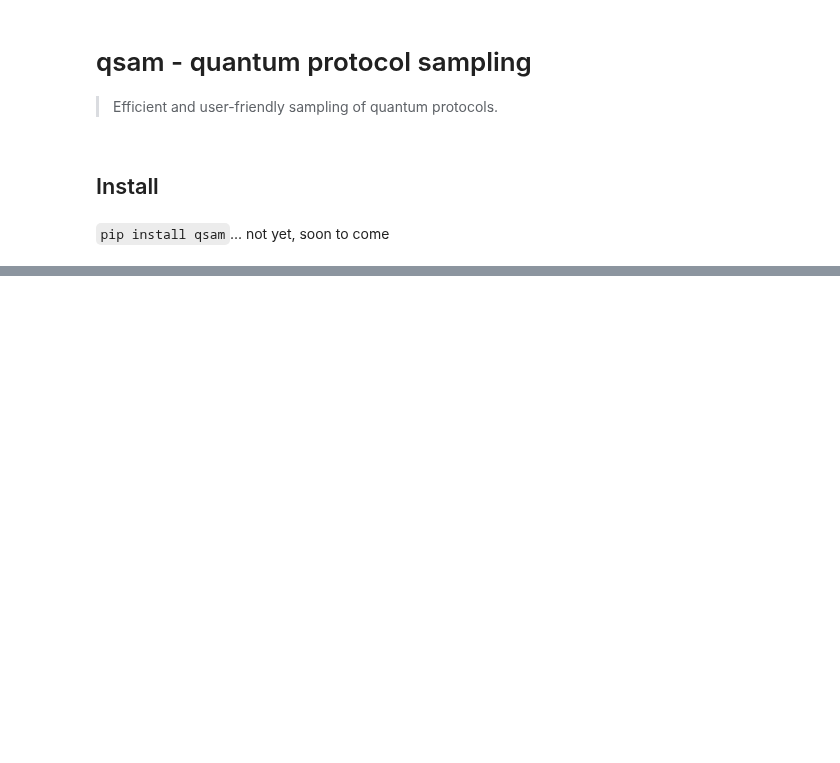
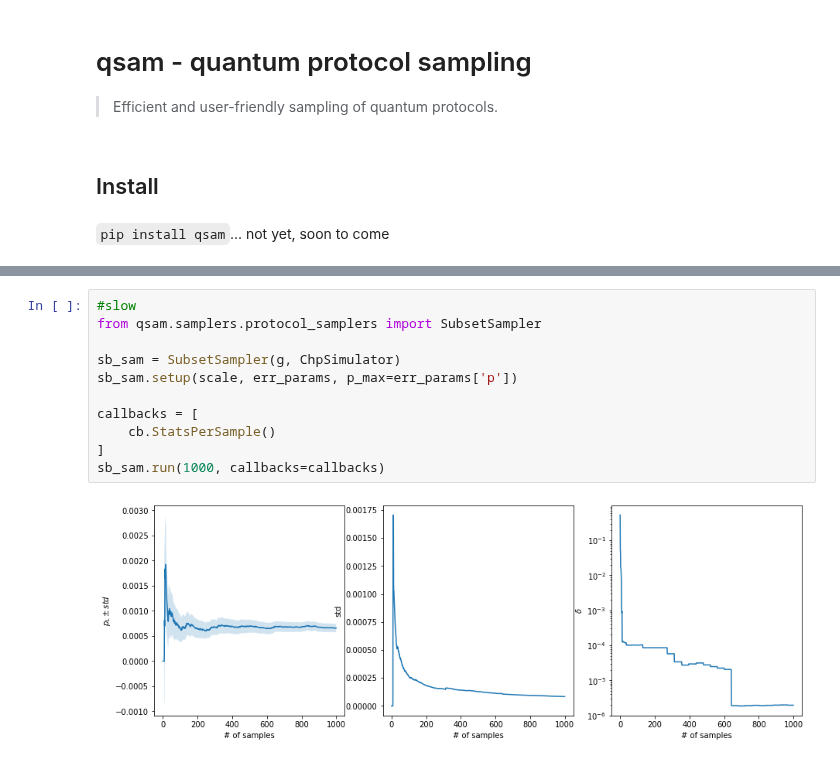
Before and after one commit to dpwinter/qsample, a Jupyter notebook: index.ipynb, the cells around one changed output, grey strips where cells are left out. Saved outputs shown, nothing was run; the diff lists cells and outputs as text; blank space fills up the shorter version.

```diff
--- a/index.ipynb
+++ b/index.ipynb
@@ -96,0 +143,13 @@ plt.legend();
+# %%
+#slow
+from qsam.samplers.protocol_samplers import SubsetSampler
+
+sb_sam = SubsetSampler(g, ChpSimulator)
+sb_sam.setup(scale, err_params, p_max=err_params['p'])
+
+callbacks = [
+    cb.StatsPerSample()
+]
+sb_sam.run(1000, callbacks=callbacks)
+# %% [output]
+[figure, added]
```
Also changed, not shown: parts of 70 cells of this notebook, 20 other files.
